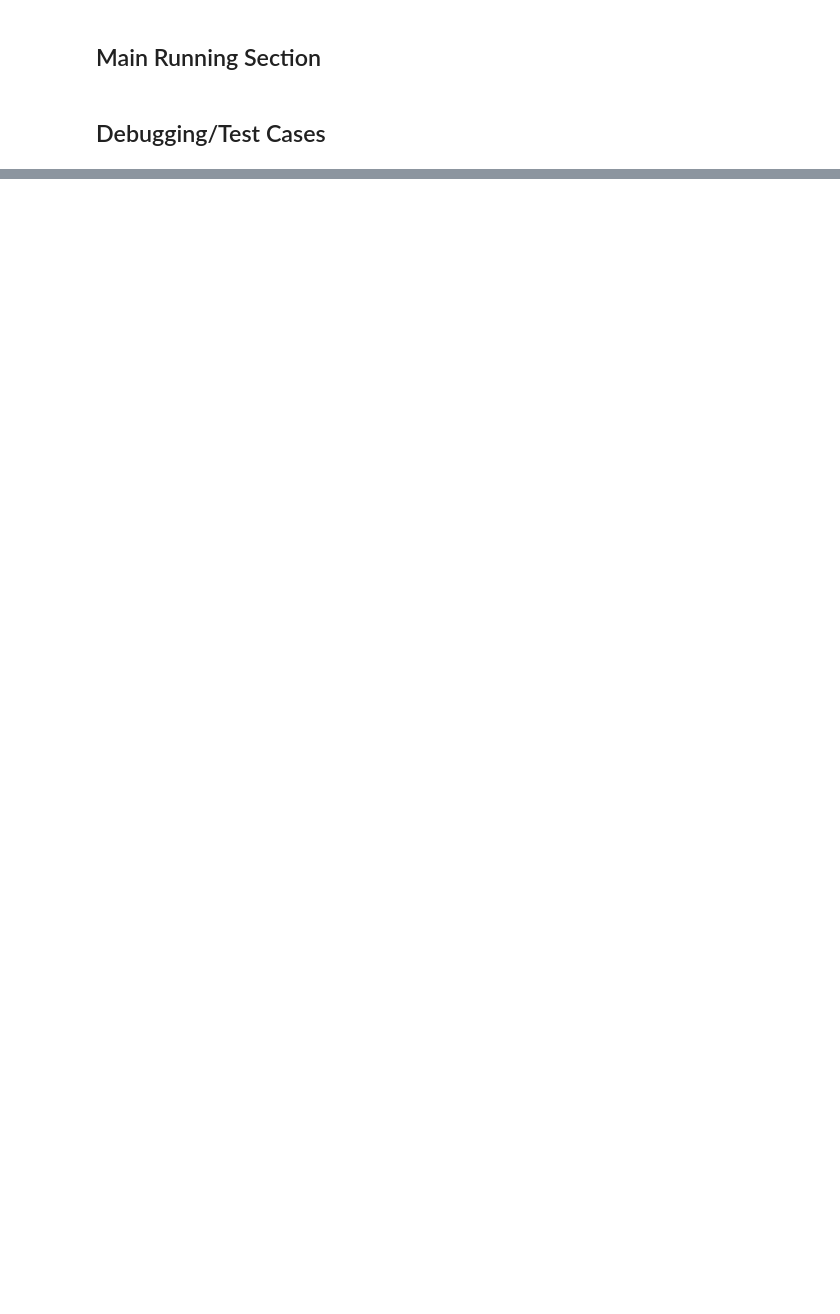
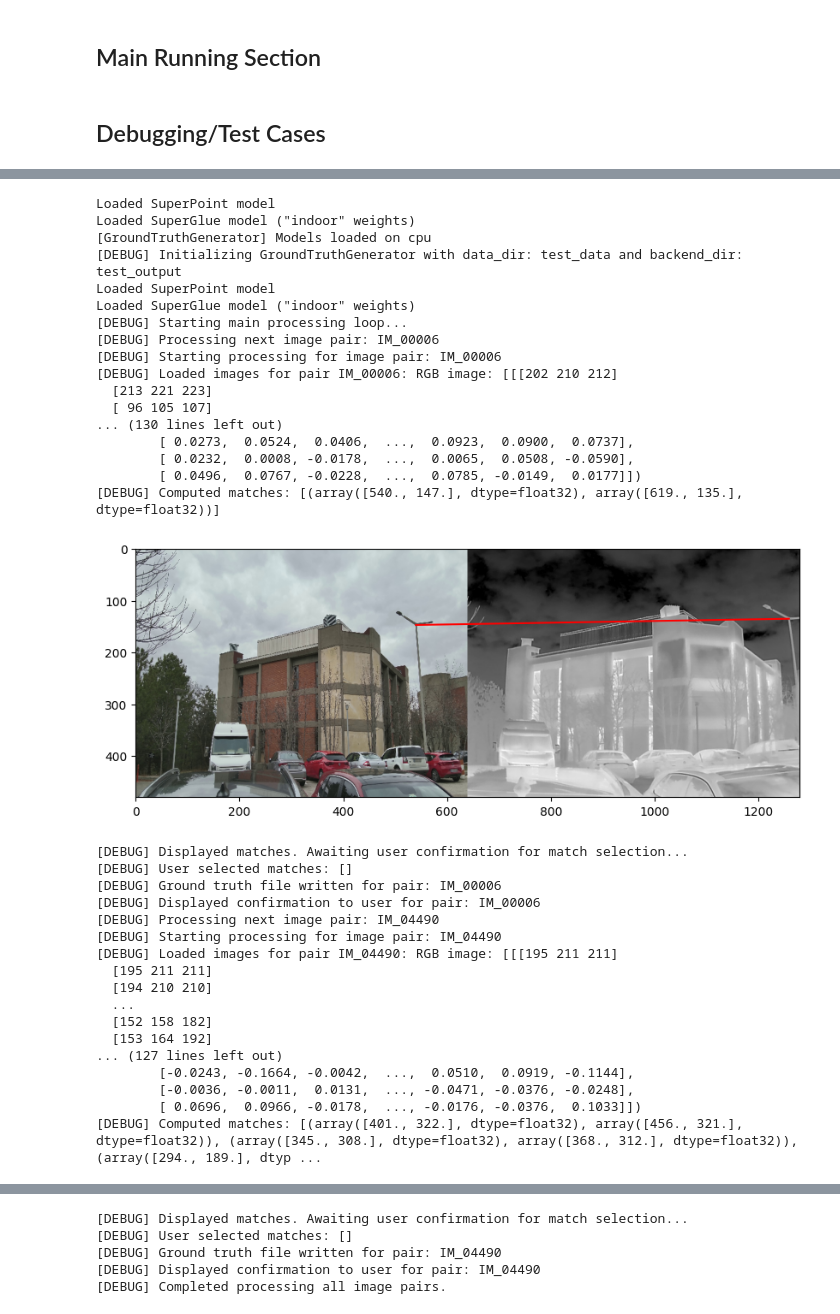
Before and after one commit to batheand/Create_Ground_Truth_data, a Jupyter notebook: main.ipynb, the cells around one changed output, grey strips where cells are left out. Drawn from its saved outputs; the diff is of its cells as text; code cells hidden in the pictures; blank space fills up the shorter version.

Commit message:
added the actual models

```diff
--- a/main.ipynb
+++ b/main.ipynb
@@ -161,0 +47,59 @@ gt_generator.run(debug=True)
+# %%
+# Cell: Test with two image pairs using the updated folder structure
+
+import os
+
+# Define the test data and output directories
+dataset_dir = "test_data"           # Root folder containing "rgb" and "thermal"
+test_output_dir = "test_output"   # Folder for ground truth files
+
+# Ensure output directory exists
+os.makedirs(test_output_dir, exist_ok=True)
+
+# Define the pair IDs corresponding to your images (filenames without extension)
+pair_ids = ["IM_00006", "IM_04490"]
+
+# Instantiate the GroundTruthGenerator (ensure your module is updated to use the new ImageLoader)
+gt_generator = GroundTruthGenerator(dataset_dir, test_output_dir, debug=True)
+
+# Override the get_all_pair_ids method to return the two specific image pairs
+gt_generator.get_all_pair_ids = lambda debug=False: pair_ids
+
+# Run the generator workflow for both image pairs.
+gt_generator.run(debug=True)
+# %% [output]
+Loaded SuperPoint model
+Loaded SuperGlue model ("indoor" weights)
+[GroundTruthGenerator] Models loaded on cpu
+[DEBUG] Initializing GroundTruthGenerator with data_dir: test_data and backend_dir: test_output
+Loaded SuperPoint model
+Loaded SuperGlue model ("indoor" weights)
+[DEBUG] Starting main processing loop...
+[DEBUG] Processing next image pair: IM_00006
+[DEBUG] Starting processing for image pair: IM_00006
+[DEBUG] Loaded images for pair IM_00006: RGB image: [[[202 210 212]
+  [213 221 223]
+  [ 96 105 107]
+... (130 lines left out)
+        [ 0.0273,  0.0524,  0.0406,  ...,  0.0923,  0.0900,  0.0737],
+        [ 0.0232,  0.0008, -0.0178,  ...,  0.0065,  0.0508, -0.0590],
+        [ 0.0496,  0.0767, -0.0228,  ...,  0.0785, -0.0149,  0.0177]])
+[DEBUG] Computed matches: [(array([540., 147.], dtype=float32), array([619., 135.], dtype=float32))]
+[figure, added]
+[DEBUG] Displayed matches. Awaiting user confirmation for match selection...
+[DEBUG] User selected matches: []
+[DEBUG] Ground truth file written for pair: IM_00006
+[DEBUG] Displayed confirmation to user for pair: IM_00006
+[DEBUG] Processing next image pair: IM_04490
+[DEBUG] Starting processing for image pair: IM_04490
+[DEBUG] Loaded images for pair IM_04490: RGB image: [[[195 211 211]
+  [195 211 211]
+  [194 210 210]
+  ...
+  [152 158 182]
+  [153 164 192]
+... (127 lines left out)
+        [-0.0243, -0.1664, -0.0042,  ...,  0.0510,  0.0919, -0.1144],
+        [-0.0036, -0.0011,  0.0131,  ..., -0.0471, -0.0376, -0.0248],
+        [ 0.0696,  0.0966, -0.0178,  ..., -0.0176, -0.0376,  0.1033]])
+[DEBUG] Computed matches: [(array([401., 322.], dtype=float32), array([456., 321.], dtype=float32)), (array([345., 308.], dtype=float32), array([368., 312.], dtype=float32)), (array([294., 189.], dtyp ...
@@ -161,0 +107,5 @@ gt_generator.run(debug=True)
+[DEBUG] Displayed matches. Awaiting user confirmation for match selection...
+[DEBUG] User selected matches: []
+[DEBUG] Ground truth file written for pair: IM_04490
+[DEBUG] Displayed confirmation to user for pair: IM_04490
+[DEBUG] Completed processing all image pairs.
```
Also changed, not shown: parts of 13 cells of this notebook, 11 other files.
